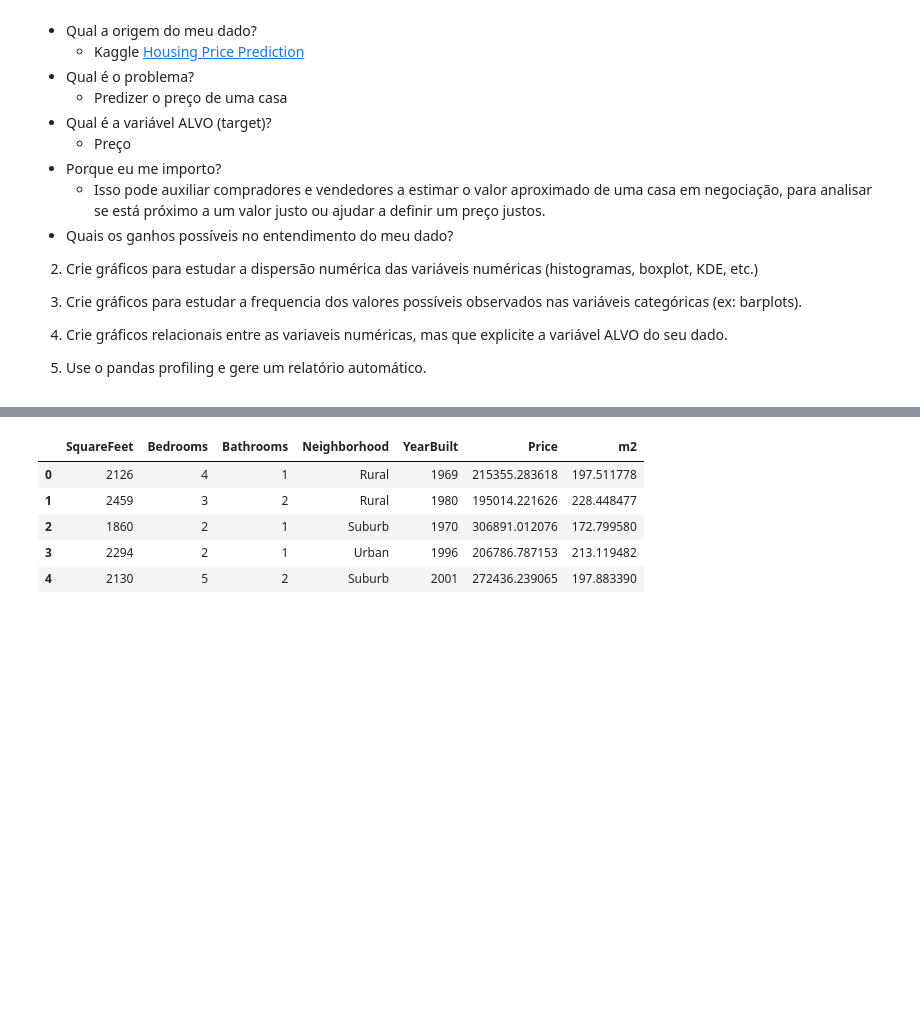
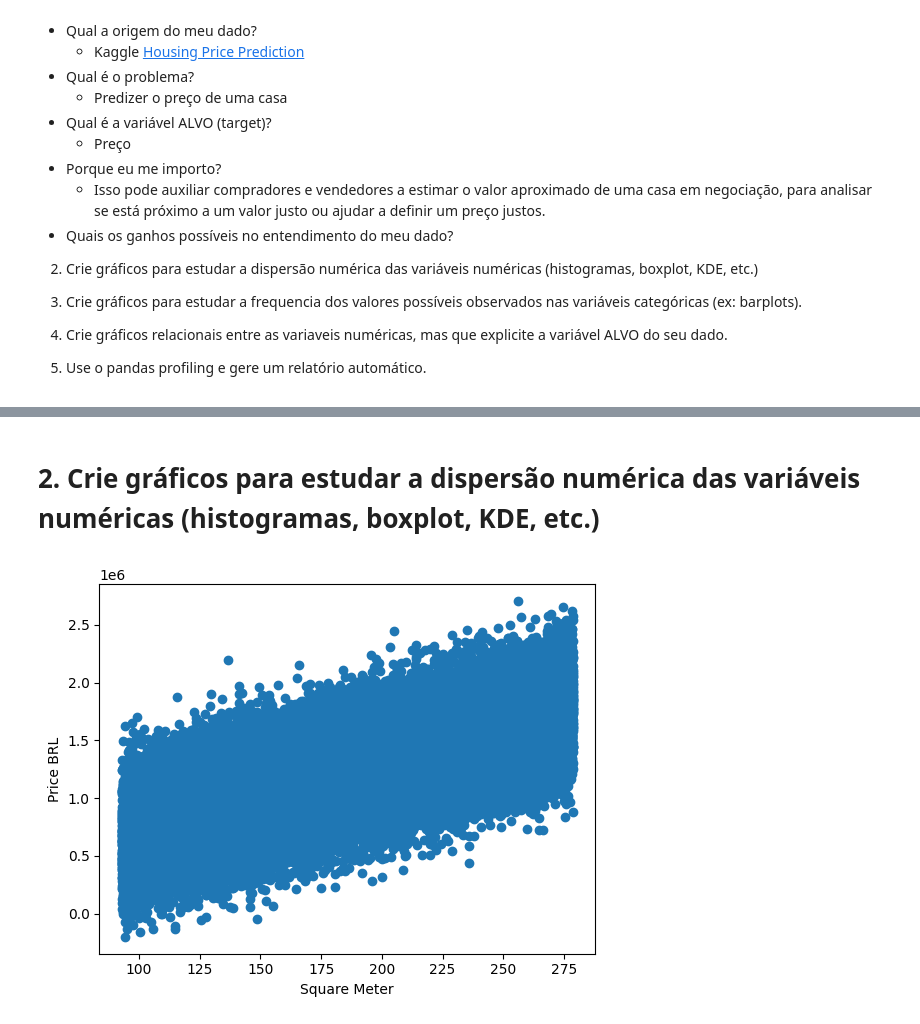
Before and after one commit to clairtonluz/MBA-em-ciencia-de-dados, a Jupyter notebook: Dashboards Bibliotecas R/exercicios/EXERCICIO-1- DASHBOARD- 2024 - CLAIRTON CARNEIRO LUZ.ipynb, the cells around one changed output, grey strips where cells are left out. Cells and saved outputs as stored; diff of their text form; code cells hidden in the pictures; blank space fills up the shorter version.

```diff
--- a/Dashboards Bibliotecas R/exercicios/EXERCICIO-1- DASHBOARD- 2024 - CLAIRTON CARNEIRO LUZ.ipynb
+++ b/Dashboards Bibliotecas R/exercicios/EXERCICIO-1- DASHBOARD- 2024 - CLAIRTON CARNEIRO LUZ.ipynb
@@ -44,12 +50,12 @@ df.head()
-# %%
-# converta a coluna 'SquareFeet' para metros quadrados (1 pé quadrado = 0.092903 metros quadrados)
-df['m2'] = df['SquareFeet']*0.092903
-# %%
-df.head()
-# %% [output]
-|  | SquareFeet | Bedrooms | Bathrooms | Neighborhood | YearBuilt | Price | m2 |
-| 0 | 2126 | 4 | 1 | Rural | 1969 | 215355.283618 | 197.511778 |
-| 1 | 2459 | 3 | 2 | Rural | 1980 | 195014.221626 | 228.448477 |
-| 2 | 1860 | 2 | 1 | Suburb | 1970 | 306891.012076 | 172.799580 |
-| 3 | 2294 | 2 | 1 | Urban | 1996 | 206786.787153 | 213.119482 |
-| 4 | 2130 | 5 | 2 | Suburb | 2001 | 272436.239065 | 197.883390 |
+# %% [markdown]
+# 2. Crie gráficos para estudar a dispersão numérica das variáveis numéricas (histogramas, boxplot, KDE, etc.)
+# %%
+# cria grafico de dispersao
+import matplotlib.pyplot as plt
+
+plt.scatter(df['SquareMeter'], df['PriceBRL'])
+plt.xlabel('Square Meter')
+plt.ylabel('Price BRL')
+plt.show()
+# %% [output]
+[figure, added]
```
Also changed, not shown: parts of 6 cells of this notebook.
